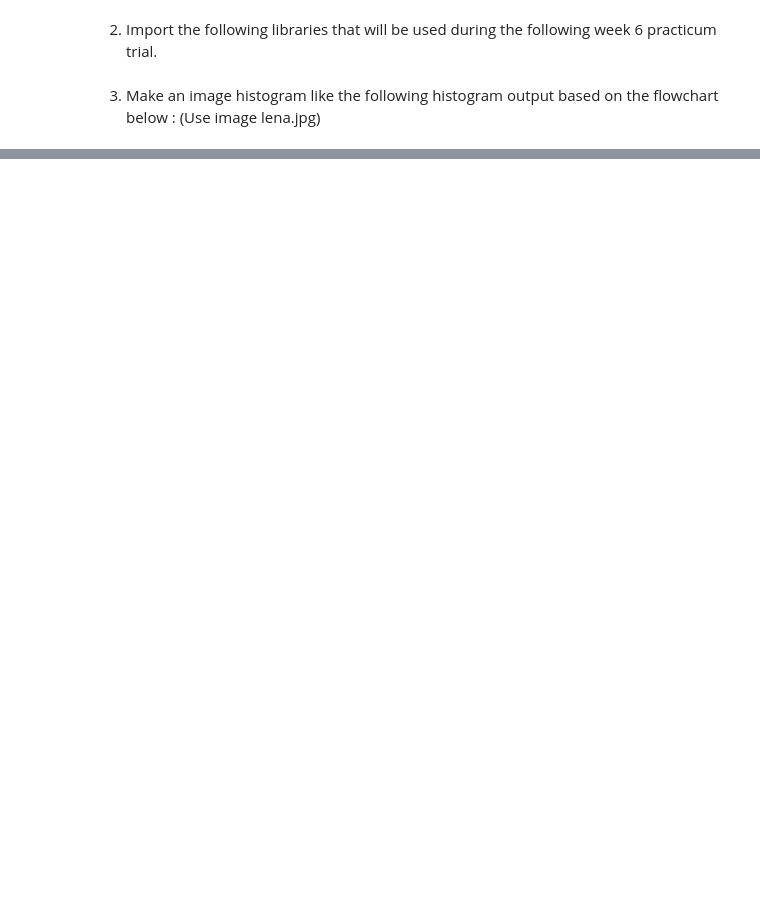
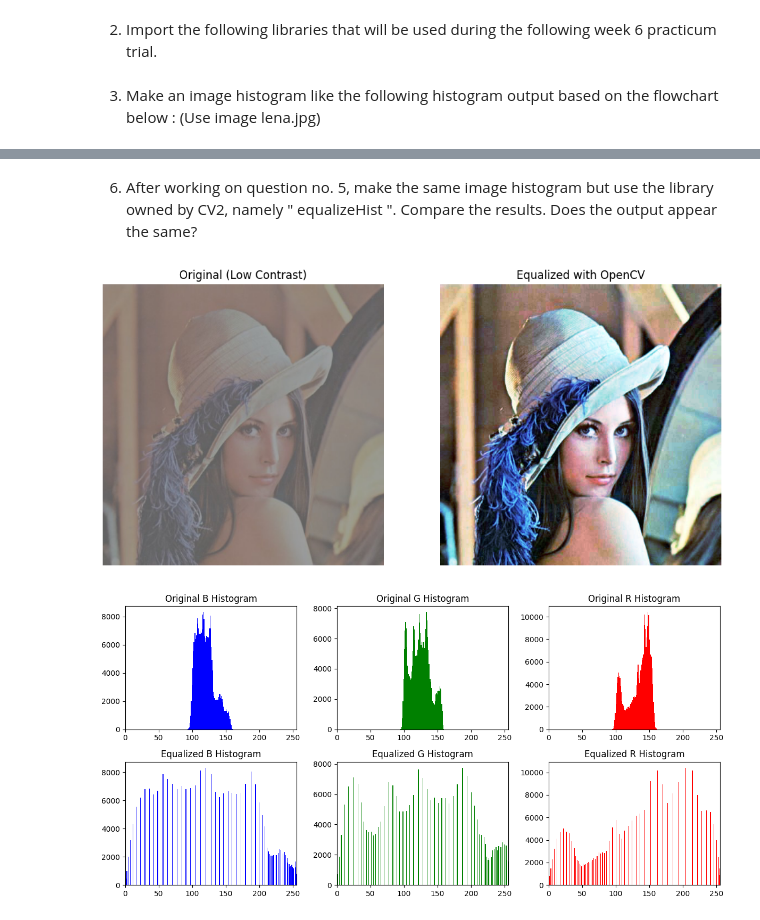
Before and after one commit to Majid5654/Erwan-Majid_PCVK_Ganjil_2025, a Jupyter notebook: Week5.ipynb, the cells around one changed output, grey strips where cells are left out. Drawn from its saved outputs; the diff is of its cells as text; code cells hidden in the pictures; blank space fills up the shorter version.

```diff
--- a/Week5.ipynb
+++ b/Week5.ipynb
@@ -47,0 +208,66 @@ plt.show()
+# %% [markdown]
+ 6. After working on question no. 5, make the same image histogram but use the library
+owned by CV2, namely " equalizeHist ". Compare the results. Does the output
+appear the same?
+# %%
+import cv2 as cv
+import numpy as np
+import matplotlib.pyplot as plt
+
+# Load low-contrast Lena color image
+img_color = cv.imread('/content/drive/MyDrive/PCVK/lena_lc.jpg')
+# Step: Input image
+
+# Pisahkan channel BGR
+b, g, r = cv.split(img_color)
+
+# Equalize masing-masing channel dengan OpenCV
+b_eq = cv.equalizeHist(b)
+g_eq = cv.equalizeHist(g)
+r_eq = cv.equalizeHist(r)
+
+# Gabungkan kembali ke citra berwarna
+img_eq_color = cv.merge((b_eq, g_eq, r_eq))
+# Step: Citra Hasil Histogram Equalization (versi OpenCV)
+
+# ===============================
+# Tampilkan hasil gambar
+# ===============================
+fig, axes = plt.subplots(1, 2, figsize=(12, 6))
+
+axes[0].imshow(cv.cvtColor(img_color, cv.COLOR_BGR2RGB))
+axes[0].set_title("Original (Low Contrast)")
+axes[0].axis("off")
+
+axes[1].imshow(cv.cvtColor(img_eq_color, cv.COLOR_BGR2RGB))
+axes[1].set_title("Equalized with OpenCV")
+axes[1].axis("off")
+
+plt.show()
+
+# ===============================
+# Plot histogram sebelum & sesudah
+# ===============================
+colors = ('b', 'g', 'r')
+channels_orig = (b, g, r)
+channels_eq = (b_eq, g_eq, r_eq)
+
+plt.figure(figsize=(12,6))
+for i, col in enumerate(colors):
+    # Histogram original
+    plt.subplot(2, 3, i+1)
+    plt.hist(channels_orig[i].ravel(), 256, [0,256], color=col)
+    plt.title(f'Original {col.upper()} Histogram')
+    plt.xlim([0,256])
+
+    # Histogram equalized
+    plt.subplot(2, 3, i+4)
+    plt.hist(channels_eq[i].ravel(), 256, [0,256], color=col)
+    plt.title(f'Equalized {col.upper()} Histogram')
+    plt.xlim([0,256])
+
+plt.tight_layout()
+plt.show()
+# %% [output]
+[figure, added]
+[figure, added]
```
Also changed, not shown: parts of 12 cells of this notebook.
